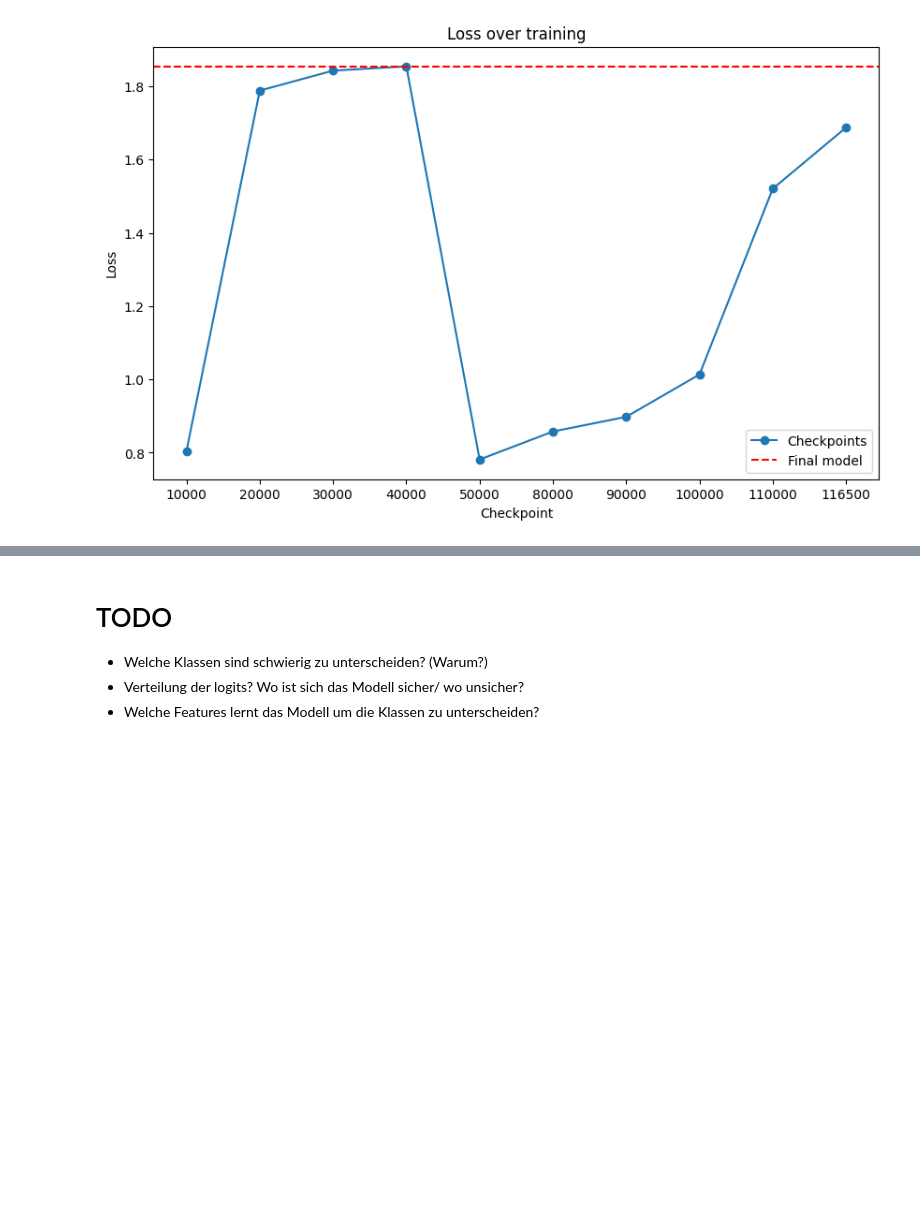
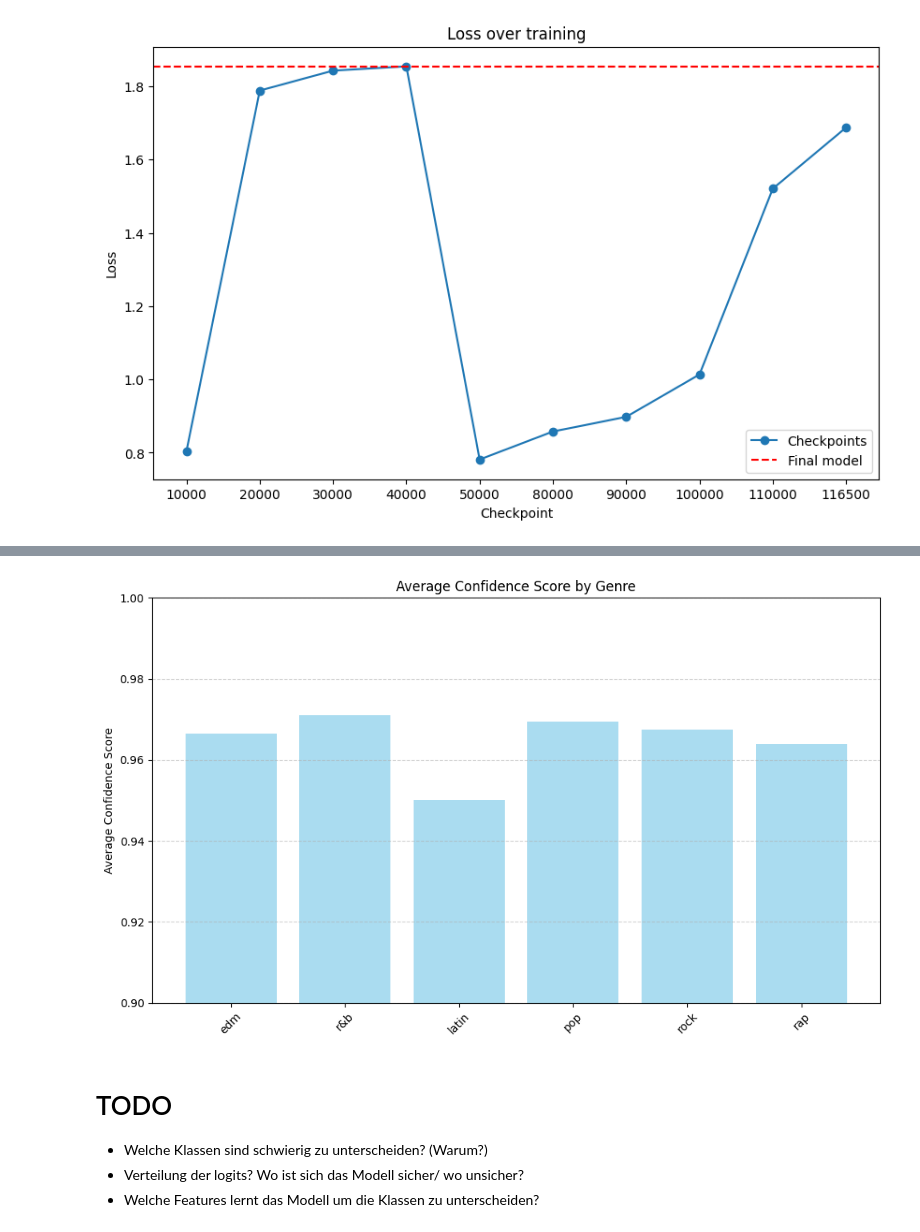
Before and after one commit to RaykKretzschmar/LyricGenrePrediction, a Jupyter notebook: 03_ModelAnalysis.ipynb, the cells around one changed output, grey strips where cells are left out. Cells and saved outputs as stored; diff of their text form; code cells hidden in the pictures; blank space fills up the shorter version.

```diff
--- a/03_ModelAnalysis.ipynb
+++ b/03_ModelAnalysis.ipynb
@@ -36,0 +63,15 @@ def get_predictions(model, data_loader):
+# %%
+# set random seeds to make sure results are reproducible
+SEED = 42
+torch.manual_seed(SEED)
+torch.backends.cudnn.deterministic = True
+
+# set device to cuda or mps if available
+if torch.backends.mps.is_available():
+    device = torch.device("mps")
+elif torch.cuda.is_available():
+    device = torch.device("cuda")
+else:
+    device = torch.device("cpu")
+
+print(device)
@@ -193,3 +498,45 @@ plt.show()
+# %%
+def plot_average_confidence_per_genre(confident_predictions, not_confident_predictions):
+    # Combine confident and not confident predictions
+    all_predictions = confident_predictions + not_confident_predictions
+
+    # Initialize a dictionary to hold total confidence scores and counts per genre
+    genre_confidence = {}
+
+    # Aggregate confidence scores for each genre
+    for genre, _, confidence in all_predictions:
+        if genre not in genre_confidence:
+            genre_confidence[genre] = {'total_confidence': 0, 'count': 0}
+        genre_confidence[genre]['total_confidence'] += confidence
+        genre_confidence[genre]['count'] += 1
+
+    # Calculate average confidence score per genre
+    average_confidence = {genre: values['total_confidence'] / values['count'] for genre, values in genre_confidence.items()}
+
+    # Prepare data for plotting
+    genres = list(average_confidence.keys())
+    averages = [average_confidence[genre] for genre in genres]
+
+    # Plotting
+    plt.figure(figsize=(10, 6))
+    y_pos = np.arange(len(genres))
+    plt.bar(y_pos, averages, alpha=0.7, color='skyblue')
+    plt.xticks(y_pos, genres, rotation=45)
+    plt.ylabel('Average Confidence Score')
+    plt.title('Average Confidence Score by Genre')
+
+    # Set y-axis limits to only show values between 0.8 and 1.0
+    plt.ylim(0.9, 1.0)
+
+    plt.grid(axis='y', linestyle='--', alpha=0.6)
+    plt.tight_layout()  # Adjust the layout to make room for the rotated x-axis labels
+    plt.show()
+
+
+# Assuming confident_predictions and not_confident_predictions are available from previous steps
+plot_average_confidence_per_genre(confident_predictions, not_confident_predictions)
+# %% [output]
+[figure, added]
 # %% [markdown]
 # TODO
 * Welche Klassen sind schwierig zu unterscheiden? (Warum?)
```
Also changed, not shown: parts of 18 cells of this notebook, 5 other files.
